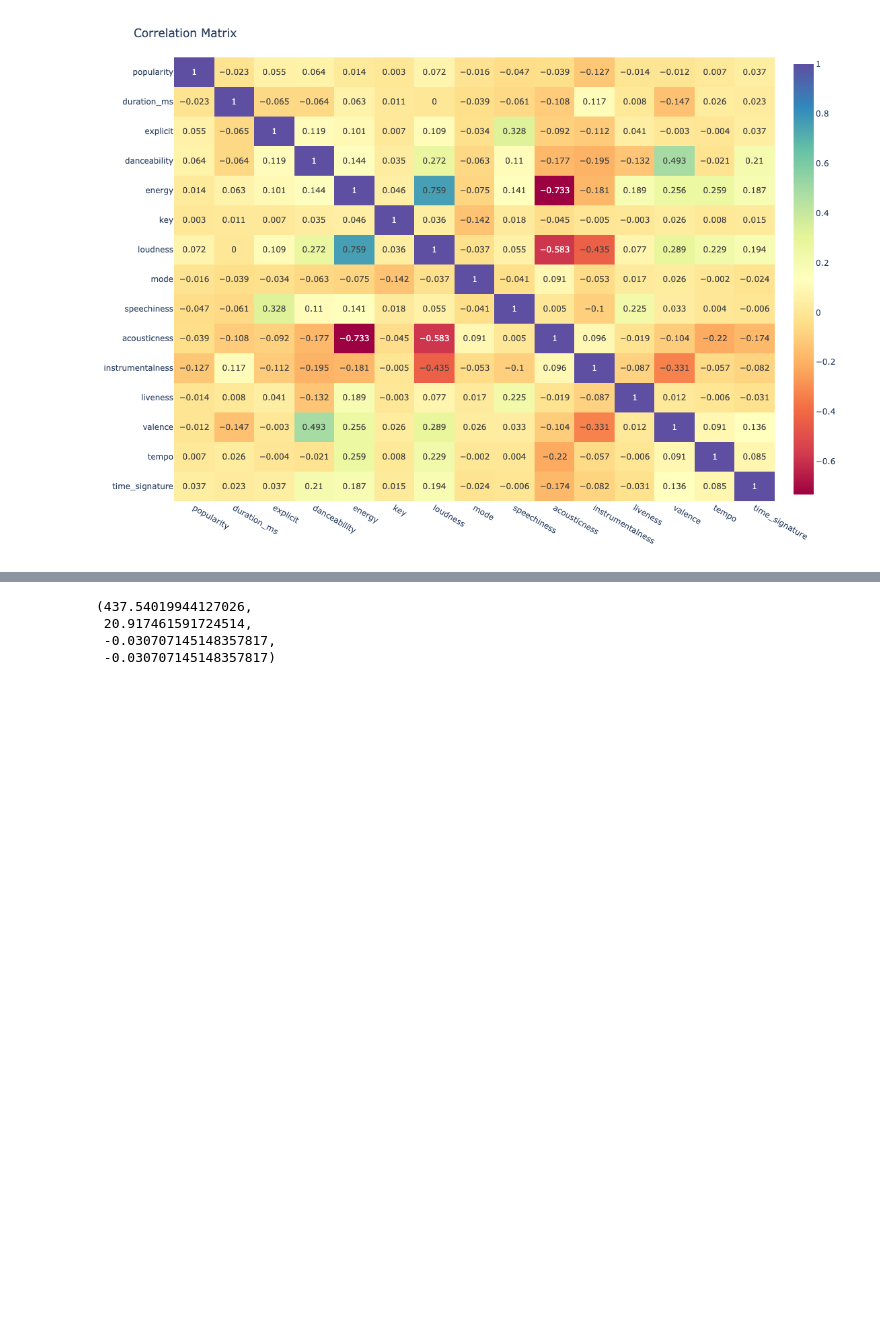
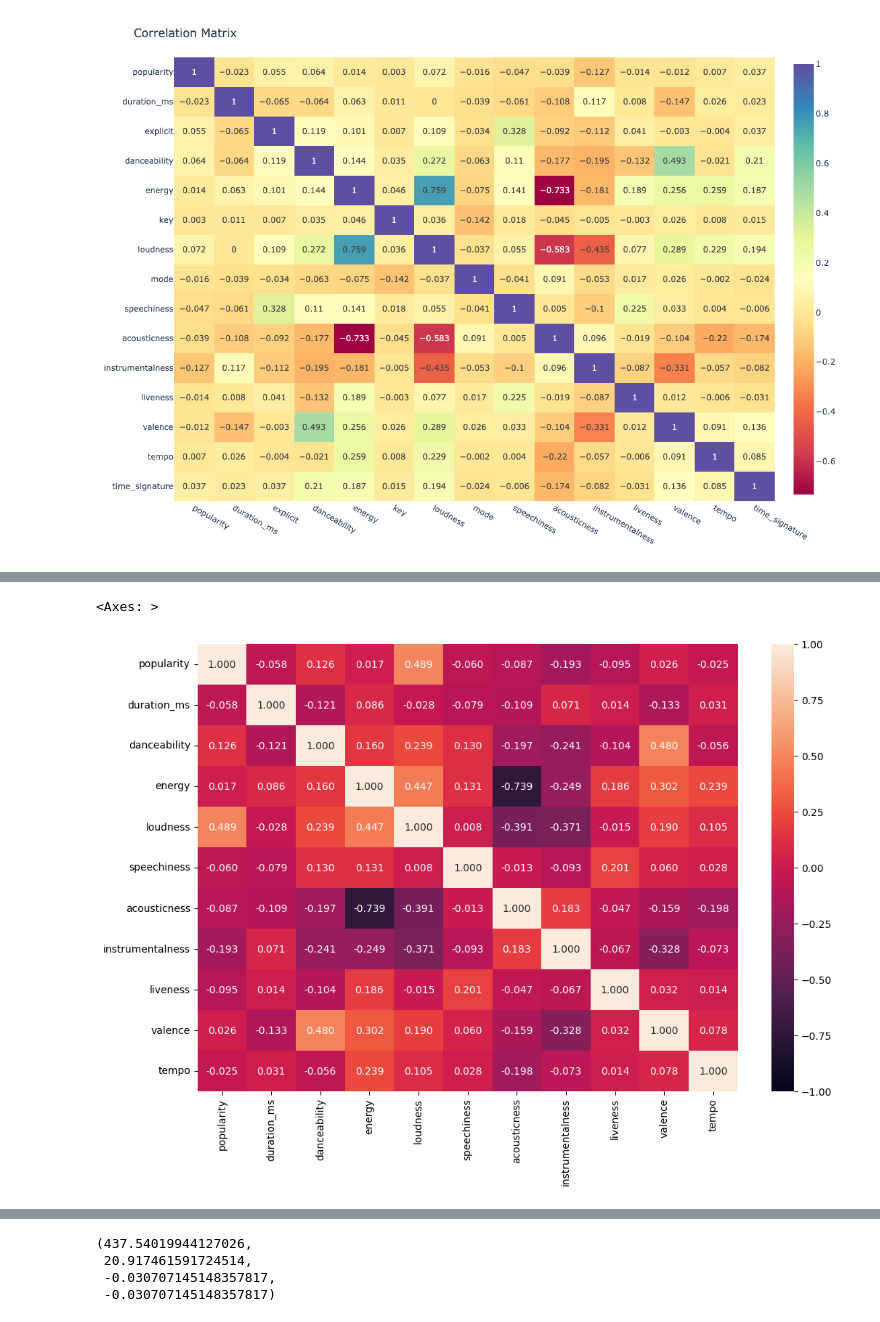
Before and after one commit to autoastt/SC1015-Mini-Project, a Jupyter notebook: MLP.ipynb, the cells around one changed output, grey strips where cells are left out. Saved outputs shown, nothing was run; the diff lists cells and outputs as text; code cells hidden in the pictures; blank space fills up the shorter version.

```diff
--- a/MLP.ipynb
+++ b/MLP.ipynb
@@ -124,3 +150,13 @@ sb.kdeplot(smogn_clean_df['popularity'], label = "Modified")
+# %%
+# Correlation between Response and the Predictors
+# smogn_clean_df_04 = smogn_clean_df_04.drop(['Unnamed: 0', 'track_id', 'track_genre'], axis=1)
+# smogn_clean_df_04
+
+f = plt.figure(figsize=(12, 8))
+sb.heatmap(smogn_clean_df.corr(), vmin = -1, vmax = 1, annot = True, fmt = ".3f")
+# %% [output]
+<Axes: >
+[figure, added]
 # %%
 from sklearn.model_selection import train_test_split
 
```
Also changed, not shown: parts of 11 cells of this notebook, 15 other files.
